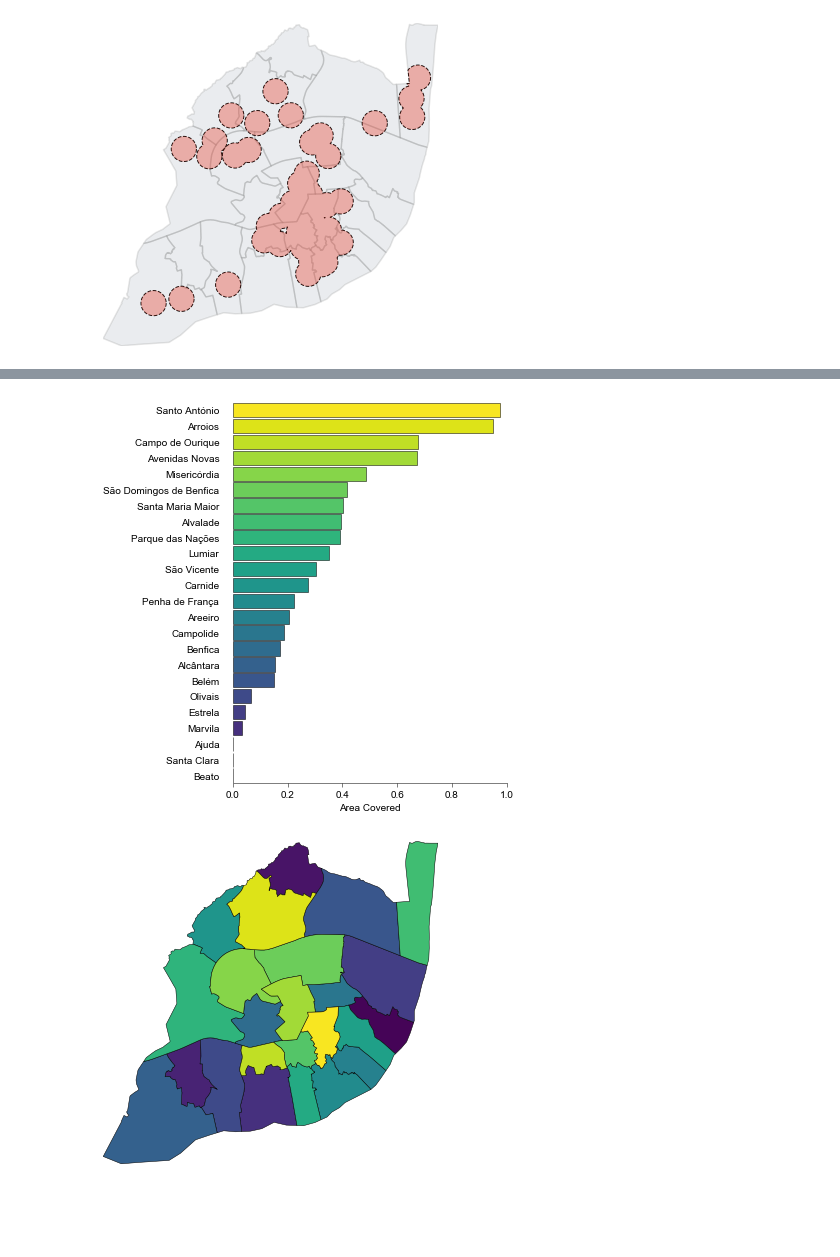
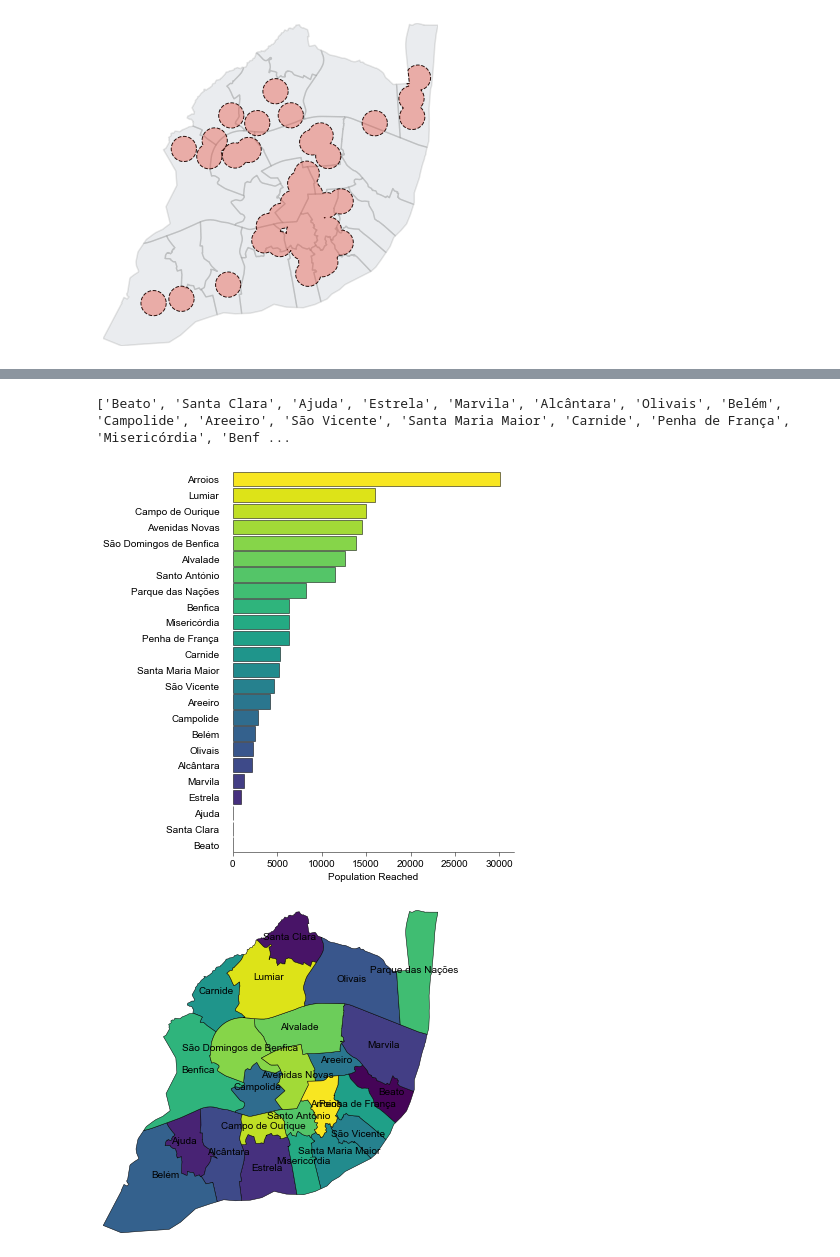
Before and after one commit to ricardozacarias/padarias, a Jupyter notebook: padarias.ipynb, the cells around one changed output, grey strips where cells are left out. Saved outputs shown, nothing was run; the diff lists cells and outputs as text; code cells hidden in the pictures; blank space fills up the shorter version.

```diff
--- a/padarias.ipynb
+++ b/padarias.ipynb
@@ -90,7 +92,10 @@ intersections_all = freguesias['geometry'].intersection(circles.unary_union)
 # %%
 freguesias['area_covered'] = intersections_all.area/freguesias.area
 # %%
-freguesias.sort_values(by='area_covered', ascending=True, inplace=True)
+pop_map = pd.Series(population.POP.values, index=population.NOME).to_dict()
+freguesias['POP'] = freguesias['NOME'].map(pop_map)
+freguesias['population_reached'] = freguesias['POP'] * freguesias['area_covered']
+freguesias.sort_values(by='population_reached', ascending=True, inplace=True)
 freguesias['colors'] = get_colors('viridis', freguesias.shape[0], plot=False)
 # %%
 def categorical_bar(data, rotation=0, name='figures/default_categorical_bar', save=False):
@@ -106,8 +111,10 @@ def categorical_bar(data, rotation=0, name='figures/default_categorical_bar', sa
     size_dict = {4:4,
                  17:8}
 
-    labels = list(data[data.columns[0]])
+    labels = [str(i+1) + list(data[data.columns[0]])
     values = list(data[data.columns[1]])
+
+    print(labels)
 
     fig, ax = plt.subplots(figsize=(6, 6))
     ax = default_plot(ax, ['left'])
@@ -117,14 +124,14 @@ def categorical_bar(data, rotation=0, name='figures/default_categorical_bar', sa
     ax.spines['left'].set_visible(False)
 
     plt.ylim(-0.45, len(values) - 0.45)
-    plt.xlim(0, 1)
+    #plt.xlim(0, 1)
 
     xlabel = data.columns[1].replace('_',' ').title()
     ylabel = data.columns[0].replace('_',' ').title()
 
     plt.xlabel(xlabel)
     plt.yticks(x, labels)
-    plt.xticks([0, 0.2, 0.4, 0.6, 0.8, 1])
+    #plt.xticks([0, 0.2, 0.4, 0.6, 0.8, 1])
     plt.barh(x, values, height=.9, color=data.colors, edgecolor='k', lw=.5)
 
     if save:
@@ -133,16 +140,22 @@ def categorical_bar(data, rotation=0, name='figures/default_categorical_bar', sa
 
     plt.show()
 
-categorical_bar(freguesias[['NOME', 'area_covered', 'colors']], save=True)
+categorical_bar(freguesias[['NOME', 'population_reached', 'colors']], save=True)
 # %% [output]
+['Beato', 'Santa Clara', 'Ajuda', 'Estrela', 'Marvila', 'Alcântara', 'Olivais', 'Belém', 'Campolide', 'Areeiro', 'São Vicente', 'Santa Maria Maior', 'Carnide', 'Penha de França', 'Misericórdia', 'Benf ...
-[figure, old version]
+[figure, new version]
 # %%
-freguesias.sort_values(by='people_count', ascending=True, inplace=True)
-freguesias['pop_colors'] = get_colors('viridis', freguesias.shape[0], plot=False)
+freguesias['coords'] = freguesias['geometry'].apply(lambda x: x.representative_point().coords[:])
+freguesias['coords'] = [coords[0] for coords in freguesias['coords']]
 
-base = freguesias.plot(figsize=(6, 6), facecolor=freguesias['pop_colors'], edgecolor='black', linewidth= .5, alpha=1)
+base = freguesias.plot(figsize=(6, 6), facecolor=freguesias['colors'], edgecolor='black', linewidth= .5, alpha=1)
+for idx, row in freguesias.iterrows():
+    plt.annotate(s=row['NOME'], xy=row['coords'],
+                 horizontalalignment='center')
+
+    #padarias.plot(ax=base, marker='o', color='#e74c3c', markersize=40, edgecolor='k', linewidth=.5, alpha=1)
 base.axis('off');
 base.margins(0)
 base.tick_params(left=False, labelleft=False, bottom=False, labelbottom=False)
 # %% [output]
-[figure, old version]
+[figure, new version]
```
Also changed, not shown: parts of 7 cells of this notebook, 2 other files.
